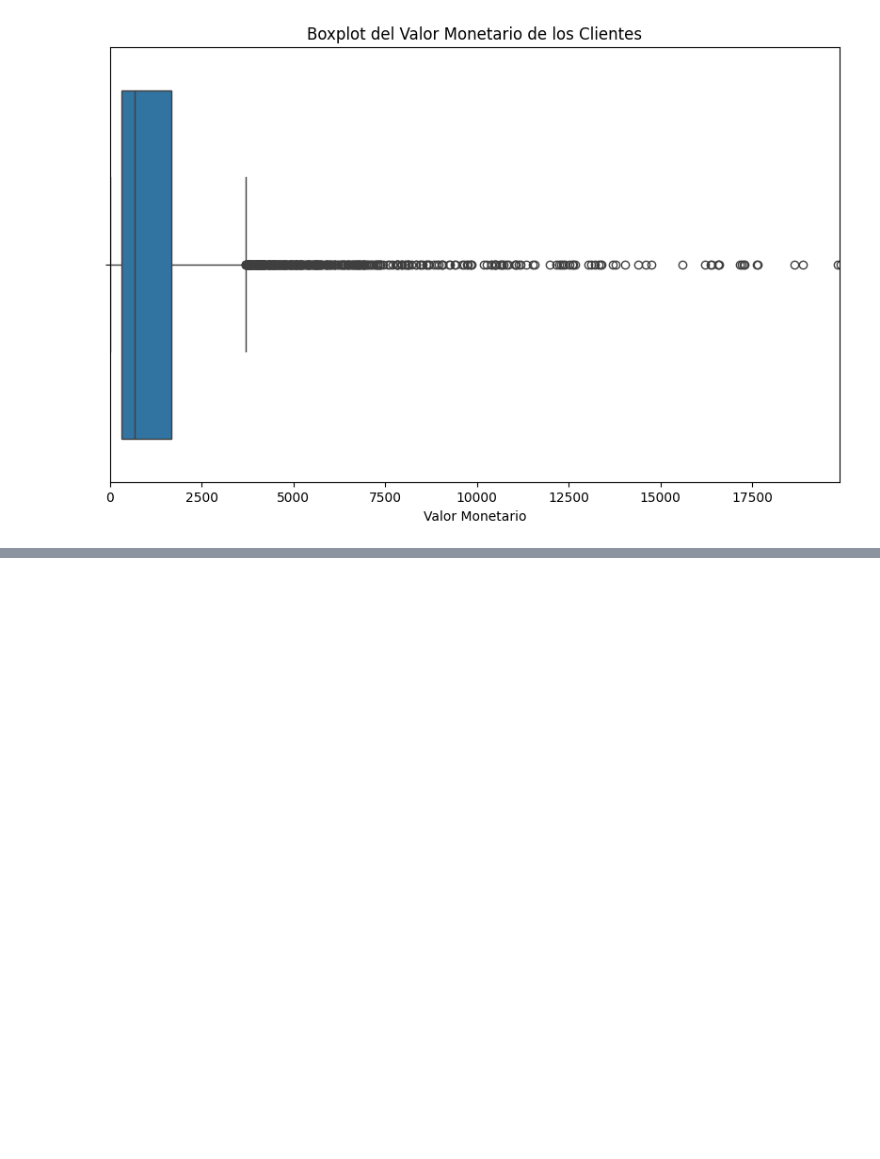
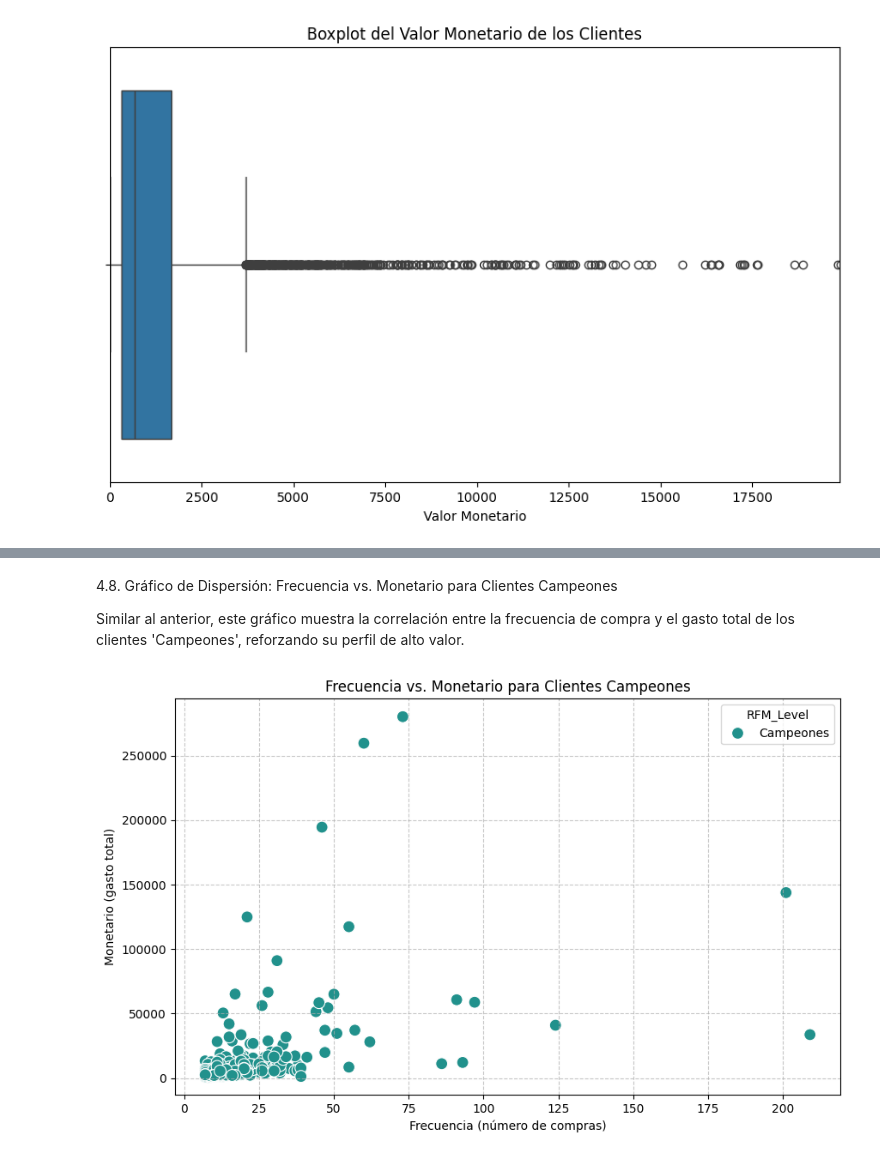
Before and after one commit to tecnojimbo/G5-ANALISISDATOS-EDA-, a Jupyter notebook: G5-AnalisisDatos-EDA.ipynb, the cells around one changed output, grey strips where cells are left out. Saved outputs shown, nothing was run; the diff lists cells and outputs as text; code cells hidden in the pictures; blank space fills up the shorter version.

```diff
--- a/G5-AnalisisDatos-EDA.ipynb
+++ b/G5-AnalisisDatos-EDA.ipynb
@@ -381,0 +429,14 @@ plt.show()
+# %% [markdown]
+4.8. Gráfico de Dispersión: Frecuencia vs. Monetario para Clientes Campeones
+
+Similar al anterior, este gráfico muestra la correlación entre la frecuencia de compra y el gasto total de los clientes 'Campeones', reforzando su perfil de alto valor.
+# %%
+plt.figure(figsize=(10, 6))
+sns.scatterplot(x='Frequency', y='Monetary', data=champions, hue='RFM_Level', palette='viridis', s=100)
+plt.title('Frecuencia vs. Monetario para Clientes Campeones')
+plt.xlabel('Frecuencia (número de compras)')
+plt.ylabel('Monetario (gasto total)')
+plt.grid(True, linestyle='--', alpha=0.7)
+plt.show()
+# %% [output]
+[figure, added]
```
Also changed, not shown: parts of 4 cells of this notebook.
